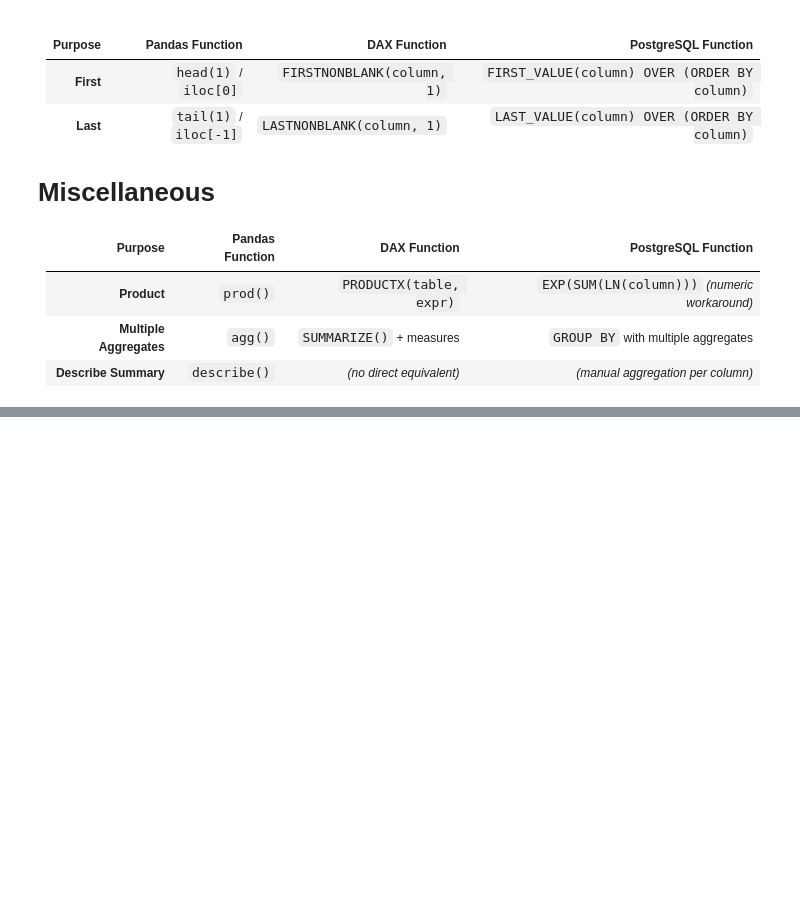
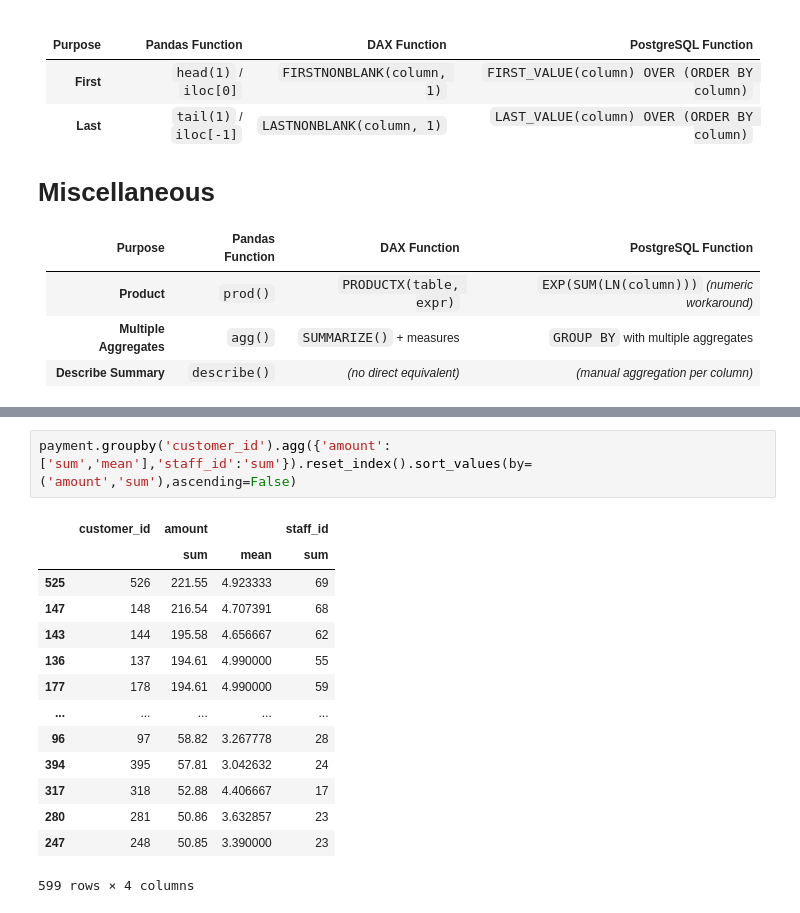
Before and after one commit to Anandhuvimalan/learning, a Jupyter notebook: day3.ipynb, the cells around one changed output, grey strips where cells are left out. Drawn from its saved outputs; the diff is of its cells as text; blank space fills up the shorter version.

```diff
--- a/day3.ipynb
+++ b/day3.ipynb
@@ -67,0 +121,17 @@ store = dfs["store"]
+# %%
+payment.groupby('customer_id').agg({'amount':['sum','mean'],'staff_id':'sum'}).reset_index().sort_values(by=('amount','sum'),ascending=False)
+# %% [output]
+|  | customer_id | amount |  | staff_id |
+|  |  | sum | mean | sum |
+| 525 | 526 | 221.55 | 4.923333 | 69 |
+| 147 | 148 | 216.54 | 4.707391 | 68 |
+| 143 | 144 | 195.58 | 4.656667 | 62 |
+| 136 | 137 | 194.61 | 4.990000 | 55 |
+| 177 | 178 | 194.61 | 4.990000 | 59 |
+| ... | ... | ... | ... | ... |
+| 96 | 97 | 58.82 | 3.267778 | 28 |
+| 394 | 395 | 57.81 | 3.042632 | 24 |
+| 317 | 318 | 52.88 | 4.406667 | 17 |
+| 280 | 281 | 50.86 | 3.632857 | 23 |
+| 247 | 248 | 50.85 | 3.390000 | 23 |
+599 rows × 4 columns
```
Also changed, not shown: parts of 7 cells of this notebook, 1 other file.
